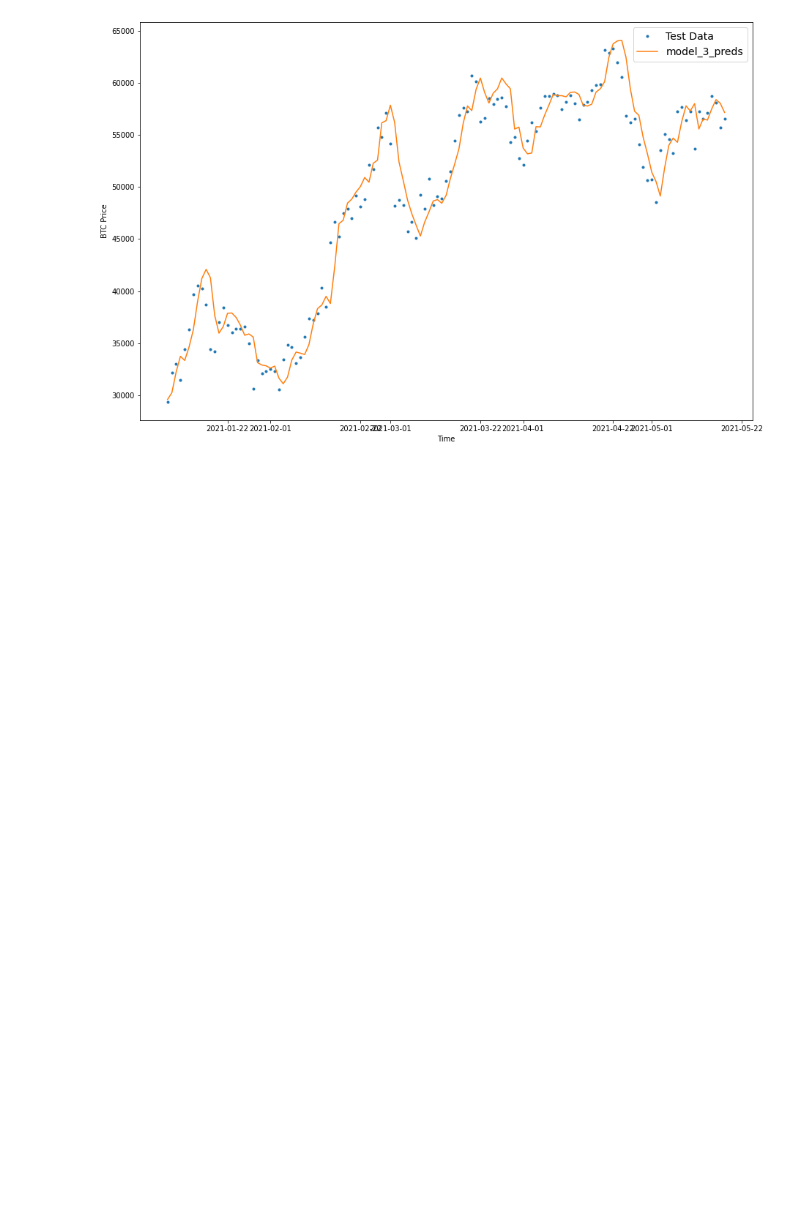
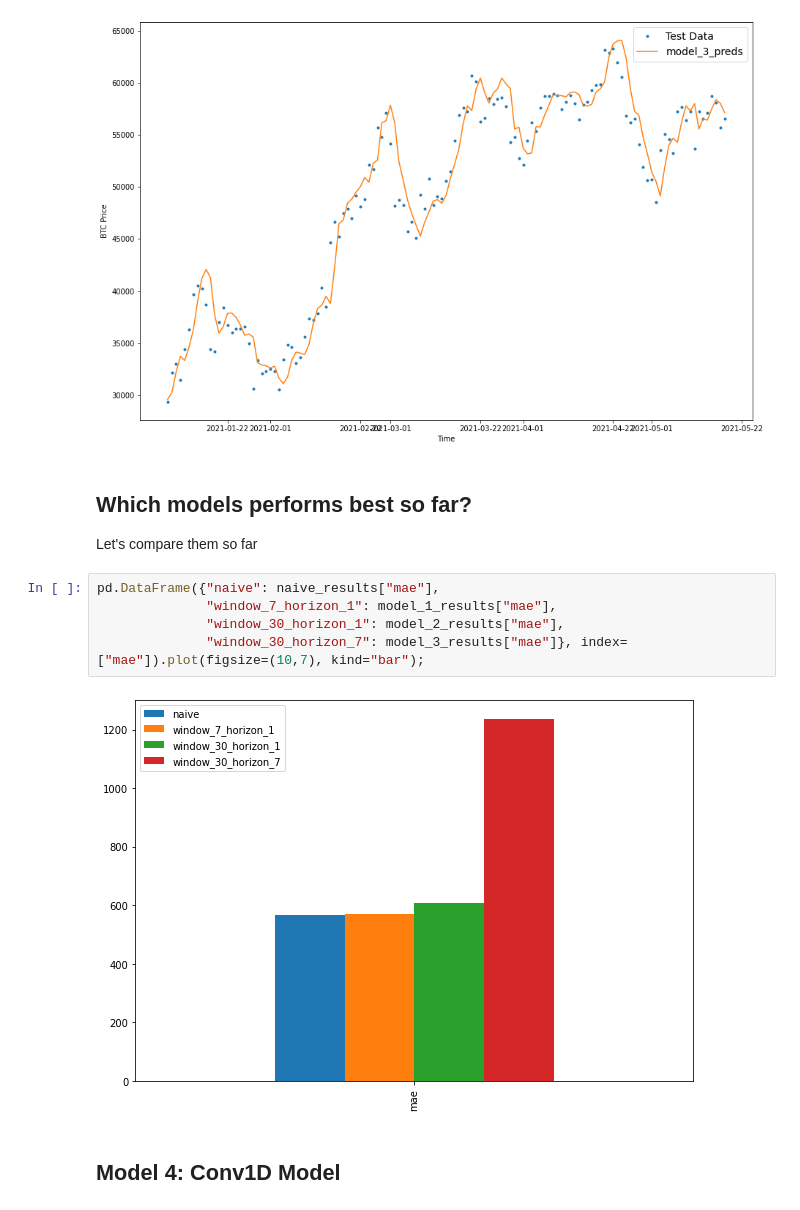
Before and after one commit to SilahicAmil/End-To-End-Time-Series-Forcasting, a Jupyter notebook: Time_Series_Forecasting_BitPredict.ipynb, the cells around one changed output. Saved outputs shown, nothing was run; the diff lists cells and outputs as text; blank space fills up the shorter version.

Commit message:
Model 4: Conv1D Model. Using window_size of 7 and horizon of 1

```diff
--- a/Time_Series_Forecasting_BitPredict.ipynb
+++ b/Time_Series_Forecasting_BitPredict.ipynb
@@ -953,3 +953,16 @@ plot_time_series(timesteps=X_test[-len(test_windows):], values=test_labels[:, 0]
 plot_time_series(timesteps=X_test[-len(test_windows):], values=tf.reduce_mean(model_3_preds, axis=1), format="-", start=offset, label="model_3_preds")
 # %% [output]
 [figure]
+# %% [markdown]
+## Which models performs best so far?
+
+Let's compare them so far
+# %%
+pd.DataFrame({"naive": naive_results["mae"],
+              "window_7_horizon_1": model_1_results["mae"],
+              "window_30_horizon_1": model_2_results["mae"],
+              "window_30_horizon_7": model_3_results["mae"]}, index=["mae"]).plot(figsize=(10,7), kind="bar");
+# %% [output]
+[figure, added]
+# %% [markdown]
+## Model 4: Conv1D Model
```
Also changed, not shown: parts of 17 cells of this notebook.
